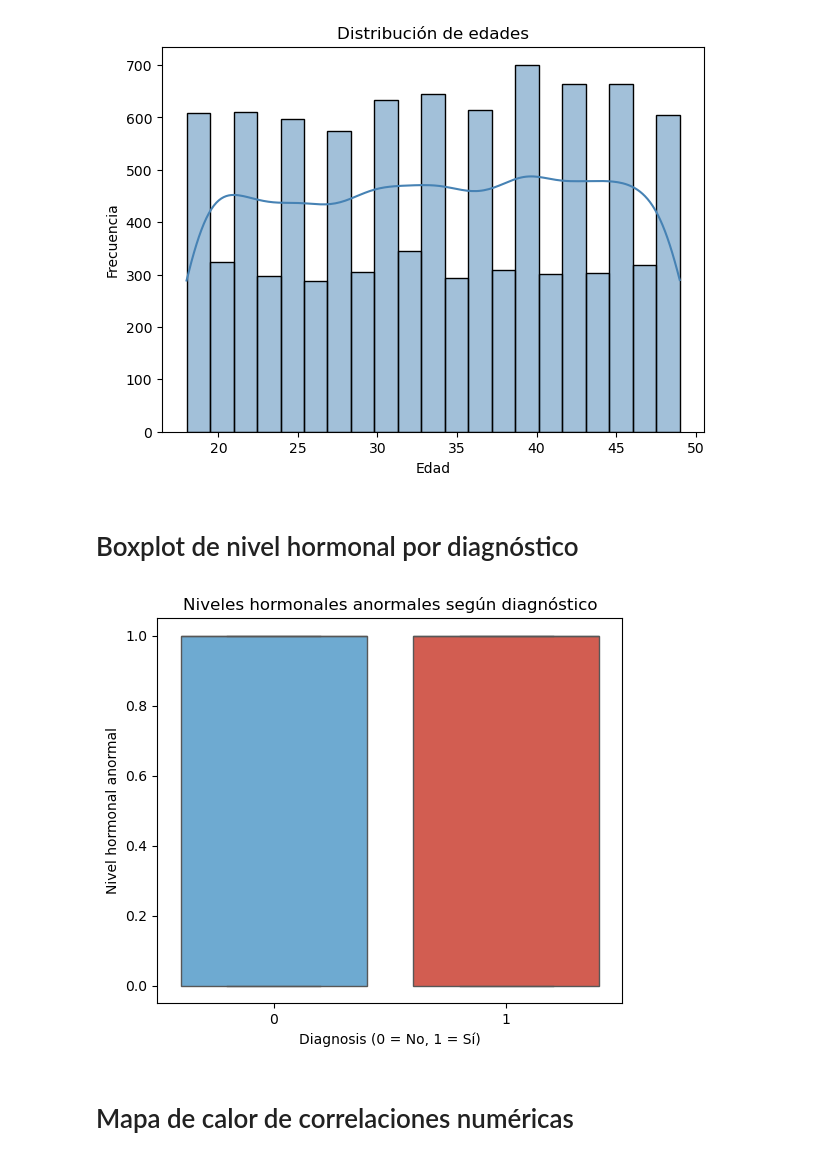
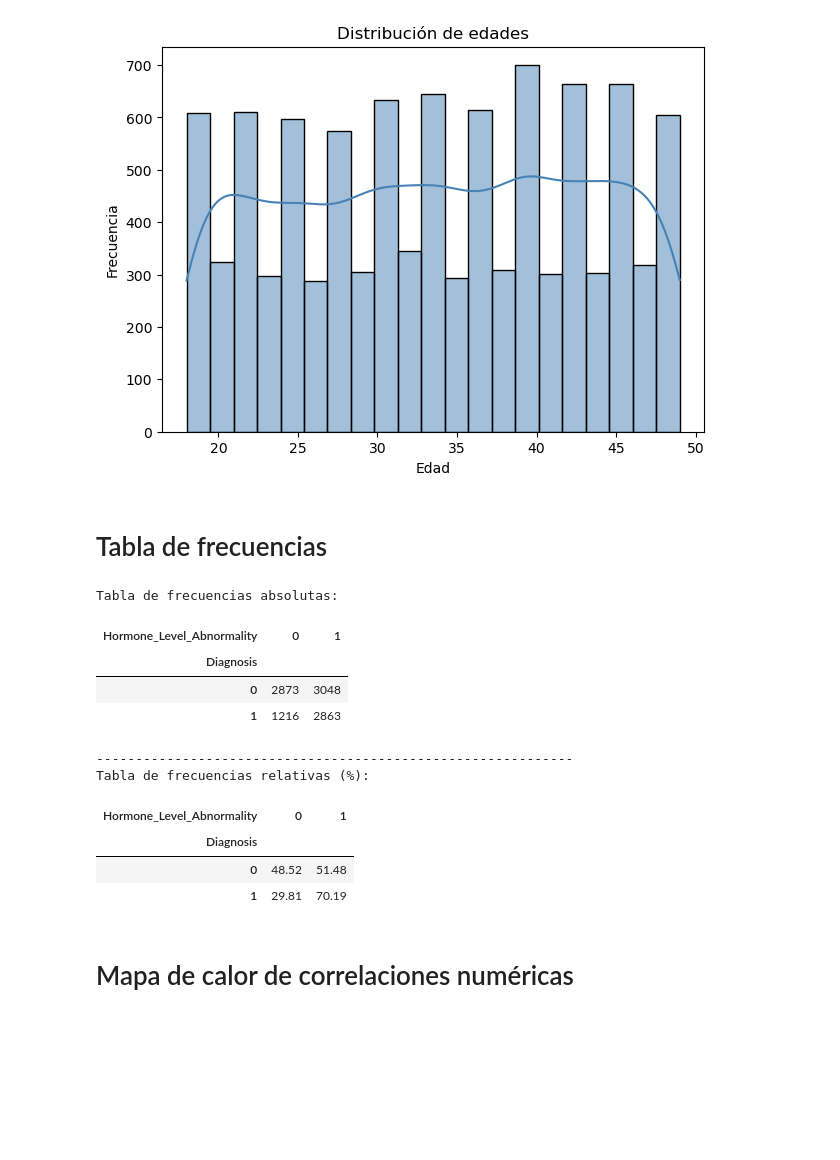
Before and after one commit to GuilleCarcamo/Parcial_Aprendizaje_Automatico, a Jupyter notebook: notebooks/1.0-GC-exploracion.ipynb, the cells around one changed output. Drawn from its saved outputs; the diff is of its cells as text; code cells hidden in the pictures; blank space fills up the shorter version.

```diff
--- a/notebooks/1.0-GC-exploracion.ipynb
+++ b/notebooks/1.0-GC-exploracion.ipynb
@@ -118,24 +118,35 @@ plt.show()
 # %% [output]
 [figure]
 # %% [markdown]
-# Boxplot de nivel hormonal por diagnóstico
+# Tabla de frecuencias
 # %%
-# Boxplot de nivel hormonal por diagnóstico (versión corregida)
-plt.figure(figsize=(6,5))
-sns.boxplot(
-    data=df,
-    x='Diagnosis',
-    y='Hormone_Level_Abnormality',
-    hue='Diagnosis',                 # para definir colores según Diagnosis
-    palette=['#5DADE2','#E74C3C'],
-    legend=False                     # evitamos duplicar leyenda
-)
-plt.title("Niveles hormonales anormales según diagnóstico")
-plt.xlabel("Diagnosis (0 = No, 1 = Sí)")
-plt.ylabel("Nivel hormonal anormal")
-plt.show()
+# Tabla de frecuencias entre Diagnosis y Hormone_Level_Abnormality
+tabla_frecuencias = pd.crosstab(df['Diagnosis'], df['Hormone_Level_Abnormality'])
+
+print("Tabla de frecuencias absolutas:")
+display(tabla_frecuencias)
+
+# Tabla de frecuencias relativas (% dentro de cada diagnóstico)
+tabla_porcentajes = pd.crosstab(
+    df['Diagnosis'],
+    df['Hormone_Level_Abnormality'],
+    normalize='index'
+) * 100
+print("-------------------------------------------------------------")
+print("Tabla de frecuencias relativas (%):")
+display(tabla_porcentajes.round(2))
 # %% [output]
-[figure, removed]
+Tabla de frecuencias absolutas:
+| Hormone_Level_Abnormality | 0 | 1 |
+| Diagnosis |  |  |
+| 0 | 2873 | 3048 |
+| 1 | 1216 | 2863 |
+-------------------------------------------------------------
+Tabla de frecuencias relativas (%):
+| Hormone_Level_Abnormality | 0 | 1 |
+| Diagnosis |  |  |
+| 0 | 48.52 | 51.48 |
+| 1 | 29.81 | 70.19 |
 # %% [markdown]
 # Mapa de calor de correlaciones numéricas
 # %%
```
